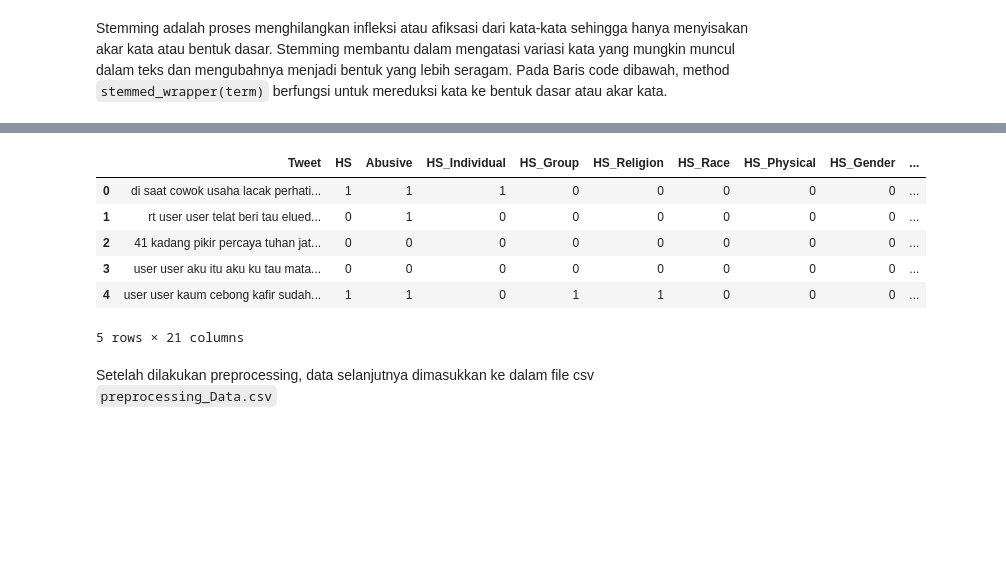
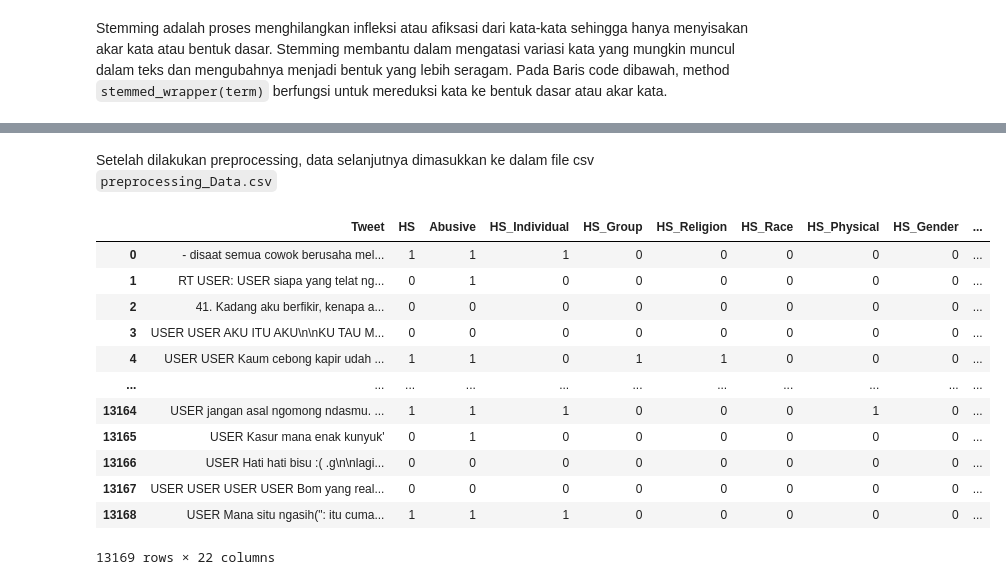
Before and after one commit to nazmeh/TUBES-SENTIMEN-ANALYSIS, a Jupyter notebook: preprocessing.ipynb, the cells around one changed output, grey strips where cells are left out. Drawn from its saved outputs; the diff is of its cells as text; code cells hidden in the pictures; blank space fills up the shorter version.

```diff
--- a/preprocessing.ipynb
+++ b/preprocessing.ipynb
@@ -338,15 +436,20 @@ tweet_data.head()
-# %%
-tweet_data["Tweet" ] = tweet_data["Tweet_stemmed_join"]
-tweet_data.head()
-# %% [output]
-|  | Tweet | HS | Abusive | HS_Individual | HS_Group | HS_Religion | HS_Race | HS_Physical | HS_Gender | ... |
-| 0 | di saat cowok usaha lacak perhati... | 1 | 1 | 1 | 0 | 0 | 0 | 0 | 0 | ... |
-| 1 | rt user user telat beri tau elued... | 0 | 1 | 0 | 0 | 0 | 0 | 0 | 0 | ... |
-| 2 | 41 kadang pikir percaya tuhan jat... | 0 | 0 | 0 | 0 | 0 | 0 | 0 | 0 | ... |
-| 3 | user user aku itu aku ku tau mata... | 0 | 0 | 0 | 0 | 0 | 0 | 0 | 0 | ... |
-| 4 | user user kaum cebong kafir sudah... | 1 | 1 | 0 | 1 | 1 | 0 | 0 | 0 | ... |
-5 rows × 21 columns
 # %% [markdown]
 Setelah dilakukan preprocessing, data selanjutnya dimasukkan ke dalam file csv `preprocessing_Data.csv`
 # %%
 tweet_data.to_csv('preprocessing_data.csv',encoding='utf8', index=False)
+# %%
+tweet_data
+# %% [output]
+|  | Tweet | HS | Abusive | HS_Individual | HS_Group | HS_Religion | HS_Race | HS_Physical | HS_Gender | ... |
+| 0 | - disaat semua cowok berusaha mel... | 1 | 1 | 1 | 0 | 0 | 0 | 0 | 0 | ... |
+| 1 | RT USER: USER siapa yang telat ng... | 0 | 1 | 0 | 0 | 0 | 0 | 0 | 0 | ... |
+| 2 | 41. Kadang aku berfikir, kenapa a... | 0 | 0 | 0 | 0 | 0 | 0 | 0 | 0 | ... |
+| 3 | USER USER AKU ITU AKU\n\nKU TAU M... | 0 | 0 | 0 | 0 | 0 | 0 | 0 | 0 | ... |
+| 4 | USER USER Kaum cebong kapir udah ... | 1 | 1 | 0 | 1 | 1 | 0 | 0 | 0 | ... |
+| ... | ... | ... | ... | ... | ... | ... | ... | ... | ... | ... |
+| 13164 | USER jangan asal ngomong ndasmu. ... | 1 | 1 | 1 | 0 | 0 | 0 | 1 | 0 | ... |
+| 13165 | USER Kasur mana enak kunyuk' | 0 | 1 | 0 | 0 | 0 | 0 | 0 | 0 | ... |
+| 13166 | USER Hati hati bisu :( .g\n\nlagi... | 0 | 0 | 0 | 0 | 0 | 0 | 0 | 0 | ... |
+| 13167 | USER USER USER USER Bom yang real... | 0 | 0 | 0 | 0 | 0 | 0 | 0 | 0 | ... |
+| 13168 | USER Mana situ ngasih(": itu cuma... | 1 | 1 | 1 | 0 | 0 | 0 | 0 | 0 | ... |
+13169 rows × 22 columns
```
Also changed, not shown: parts of 10 cells of this notebook, 3 other files.
